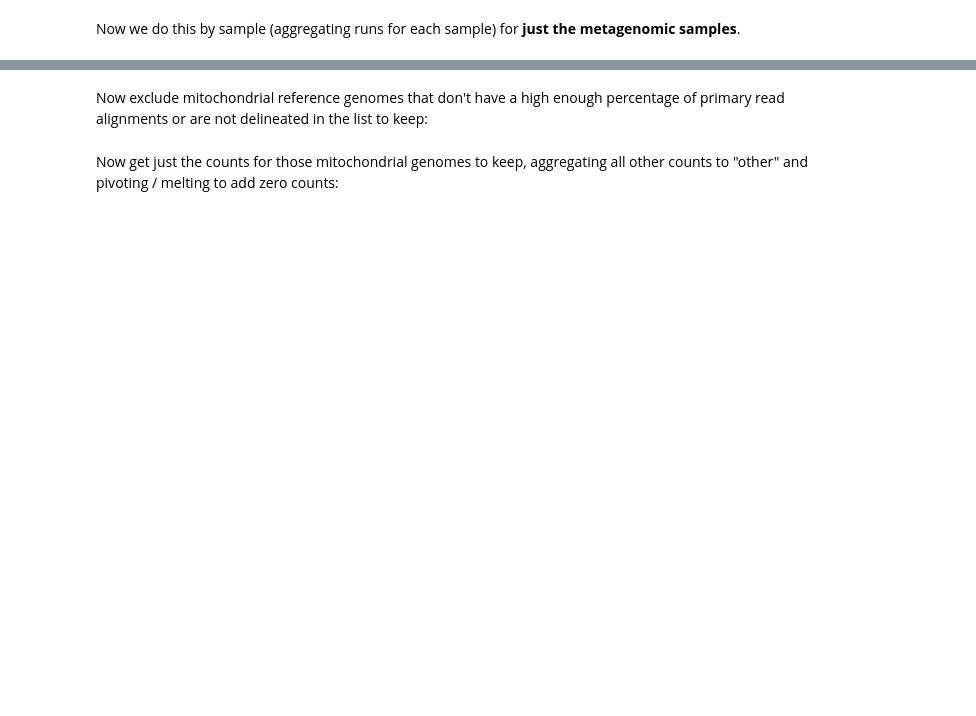
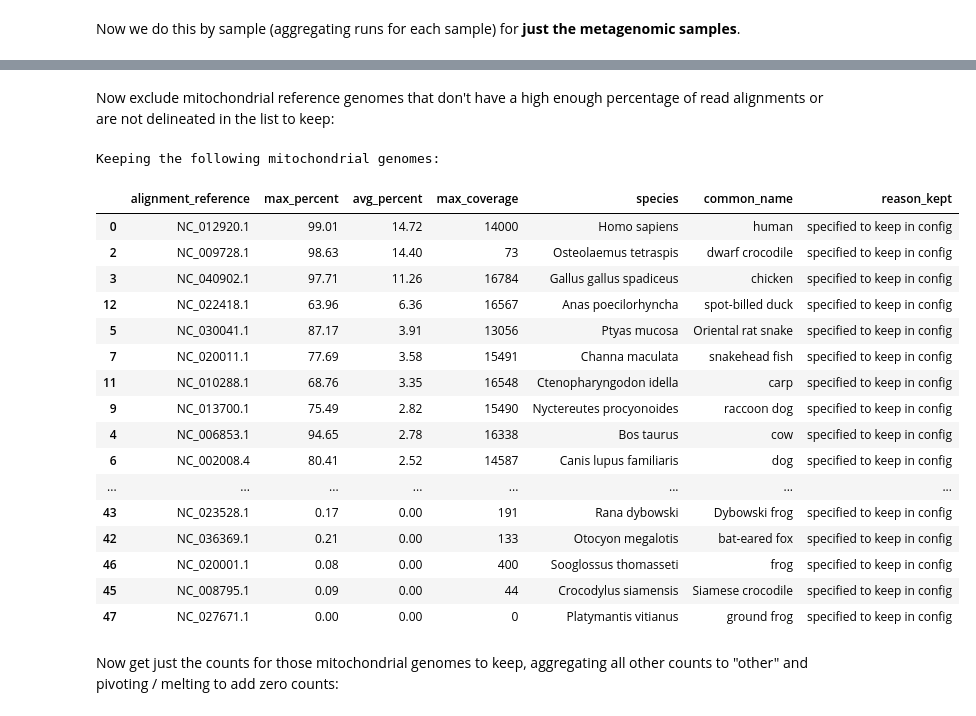
Before and after one commit to jbloom/Huanan_market_samples, a Jupyter notebook: notebooks/aggregate_all_counts.py.ipynb, the cells around one changed output, grey strips where cells are left out. Cells and saved outputs as stored; diff of their text form; code cells hidden in the pictures; blank space fills up the shorter version.

Commit message:
use `coverm` to get read coverage and counts

```diff
--- a/notebooks/aggregate_all_counts.py.ipynb
+++ b/notebooks/aggregate_all_counts.py.ipynb
@@ -7,7 +7,7 @@ import pandas as pd
 # %% [markdown]
 Get variables from `snakemake`:
 # %%
-tallied_count_files = snakemake.input.tallied_counts
+counts_and_coverage_files = snakemake.input.counts_and_coverage
 mito_ref_info_csv = snakemake.input.mito_ref_info
 metadata_csv = snakemake.input.metadata
 read_counts_csv = snakemake.input.read_counts
@@ -193,17 +277,15 @@ Do some filtering on the runs:
 # %%
 mito_counts = (
-    tallied_counts_tidy
+    counts_and_coverage
     .merge(metadata, validate="many_to_one")
     .query("alignment_reference != @sars2_ref_id")
     .query("description in @metagenomic_descriptions")
-    .assign(alignment_count=lambda x: x["alignment_count"].astype(int))
 )
 
 insufficient_mito_reads = (
     mito_counts
-    .query("alignment_count_type == 'n_primary'")
     .groupby("Run accession", as_index=False)
-    .aggregate(total_aligned_reads=pd.NamedAgg("alignment_count", "sum"))
+    .aggregate(total_aligned_reads=pd.NamedAgg("aligned_reads", "sum"))
     .sort_values("total_aligned_reads")
     .query("total_aligned_reads < @mito_composition_filters['min_alignments_run_filter']")
     .reset_index(drop=True)
@@ -219,17 +316,17 @@ mito_counts = mito_counts[
 # %% [markdown]
-Now exclude mitochondrial reference genomes that don't have a high enough percentage of primary read alignments or are not delineated in the list to keep:
+Now exclude mitochondrial reference genomes that don't have a high enough percentage of read alignments or are not delineated in the list to keep:
 # %%
 mito_max_primary_percent = (
     mito_counts
-    .query("alignment_count_type == 'n_primary'")
     .assign(
-        total=lambda x: x.groupby("Run accession")["alignment_count"].transform("sum"),
-        percent=lambda x: 100 * x["alignment_count"] / x["total"],
+        total=lambda x: x.groupby("Run accession")["aligned_reads"].transform("sum"),
+        percent=lambda x: 100 * x["aligned_reads"] / x["total"],
     )
     .groupby("alignment_reference", as_index=False)
     .aggregate(
         max_percent=pd.NamedAgg("percent", "max"),
         avg_percent=pd.NamedAgg("percent", "mean"),
+        max_coverage=pd.NamedAgg("covered_bases", "max"),
     )
     .sort_values("max_percent")
     .merge(mito_ref_info.rename(columns={"id": "alignment_reference"}))
@@ -240,33 +337,52 @@ mito_to_keep = (
     mito_max_primary_percent
     .assign(
         reason_kept=lambda x: x.apply(
             lambda row: (
                 "specified to keep in config"
                 if any(row["species"].startswith(s) for s in mito_genomes_to_keep.values())
                 else (
                     f"at least {min_percent}% in one run"
                     if row["max_percent"] >= min_percent
                     else
                     "not retained"
                 )
             ),
             axis=1,
         ),
     )
     .query("reason_kept != 'not retained'")
     .sort_values("max_percent", ascending=False)
     .reset_index(drop=True)
 )
 
 assert all(
     any(s_kept.startswith(s_to_keep) for s_kept in mito_to_keep["species"])
     for s_to_keep in mito_genomes_to_keep.values()
 )
 
 print("Keeping the following mitochondrial genomes:")
 display(mito_to_keep.sort_values("avg_percent", ascending=False).round(2))
 
 mito_ids_to_keep = mito_to_keep["alignment_reference"].tolist()
+# %% [output]
+Keeping the following mitochondrial genomes:
+|  | alignment_reference | max_percent | avg_percent | max_coverage | species | common_name | reason_kept |
+| 0 | NC_012920.1 | 99.01 | 14.72 | 14000 | Homo sapiens | human | specified to keep in config |
+| 2 | NC_009728.1 | 98.63 | 14.40 | 73 | Osteolaemus tetraspis | dwarf crocodile | specified to keep in config |
+| 3 | NC_040902.1 | 97.71 | 11.26 | 16784 | Gallus gallus spadiceus | chicken | specified to keep in config |
+| 12 | NC_022418.1 | 63.96 | 6.36 | 16567 | Anas poecilorhyncha | spot-billed duck | specified to keep in config |
+| 5 | NC_030041.1 | 87.17 | 3.91 | 13056 | Ptyas mucosa | Oriental rat snake | specified to keep in config |
+| 7 | NC_020011.1 | 77.69 | 3.58 | 15491 | Channa maculata | snakehead fish | specified to keep in config |
+| 11 | NC_010288.1 | 68.76 | 3.35 | 16548 | Ctenopharyngodon idella | carp | specified to keep in config |
+| 9 | NC_013700.1 | 75.49 | 2.82 | 15490 | Nyctereutes procyonoides | raccoon dog | specified to keep in config |
+| 4 | NC_006853.1 | 94.65 | 2.78 | 16338 | Bos taurus | cow | specified to keep in config |
+| 6 | NC_002008.4 | 80.41 | 2.52 | 14587 | Canis lupus familiaris | dog | specified to keep in config |
+| ... | ... | ... | ... | ... | ... | ... | ... |
+| 43 | NC_023528.1 | 0.17 | 0.00 | 191 | Rana dybowski | Dybowski frog | specified to keep in config |
+| 42 | NC_036369.1 | 0.21 | 0.00 | 133 | Otocyon megalotis | bat-eared fox | specified to keep in config |
+| 46 | NC_020001.1 | 0.08 | 0.00 | 400 | Sooglossus thomasseti | frog | specified to keep in config |
+| 45 | NC_008795.1 | 0.09 | 0.00 | 44 | Crocodylus siamensis | Siamese crocodile | specified to keep in config |
+| 47 | NC_027671.1 | 0.00 | 0.00 | 0 | Platymantis vitianus | ground frog | specified to keep in config |
 # %% [markdown]
 Now get just the counts for those mitochondrial genomes to keep, aggregating all other counts to "other" and pivoting / melting to add zero counts:
 # %%
```
Also changed, not shown: parts of 10 cells of this notebook, 4 other files.
